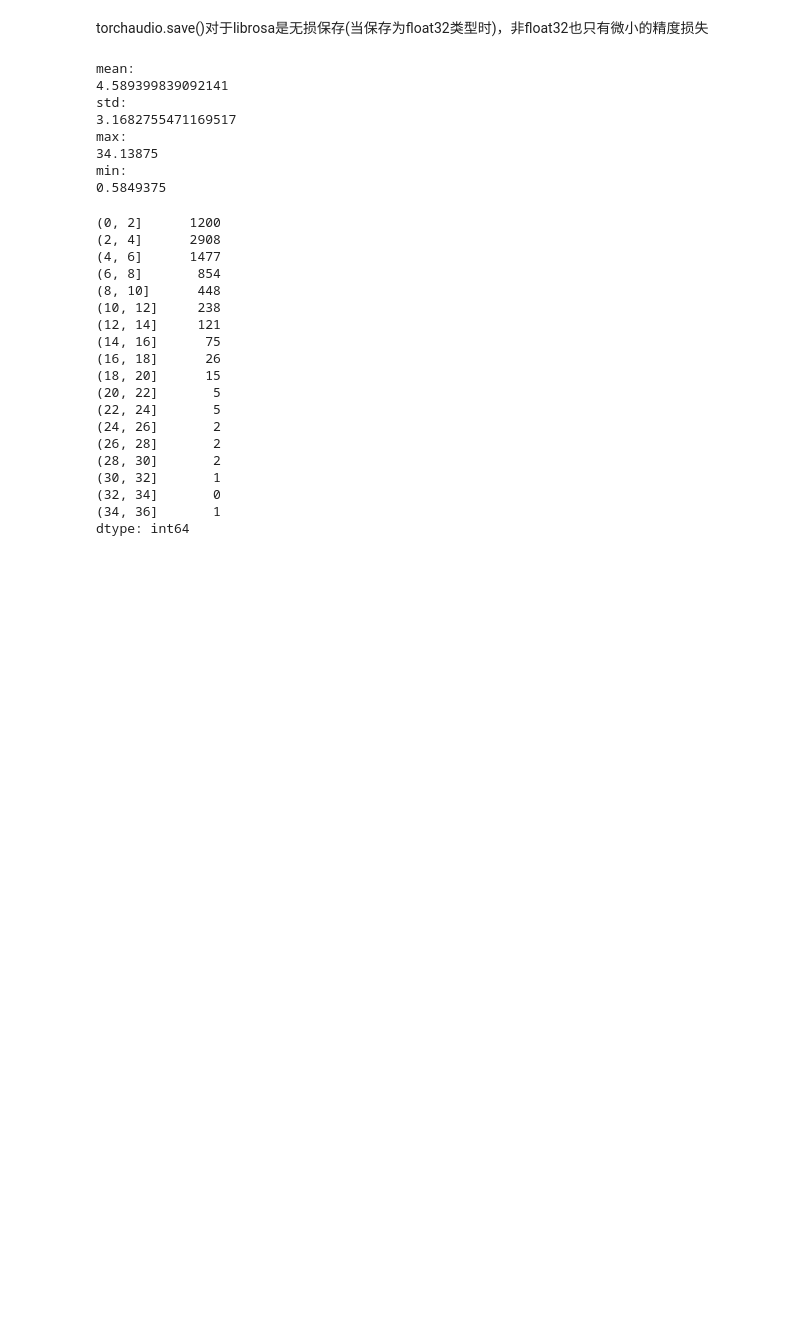
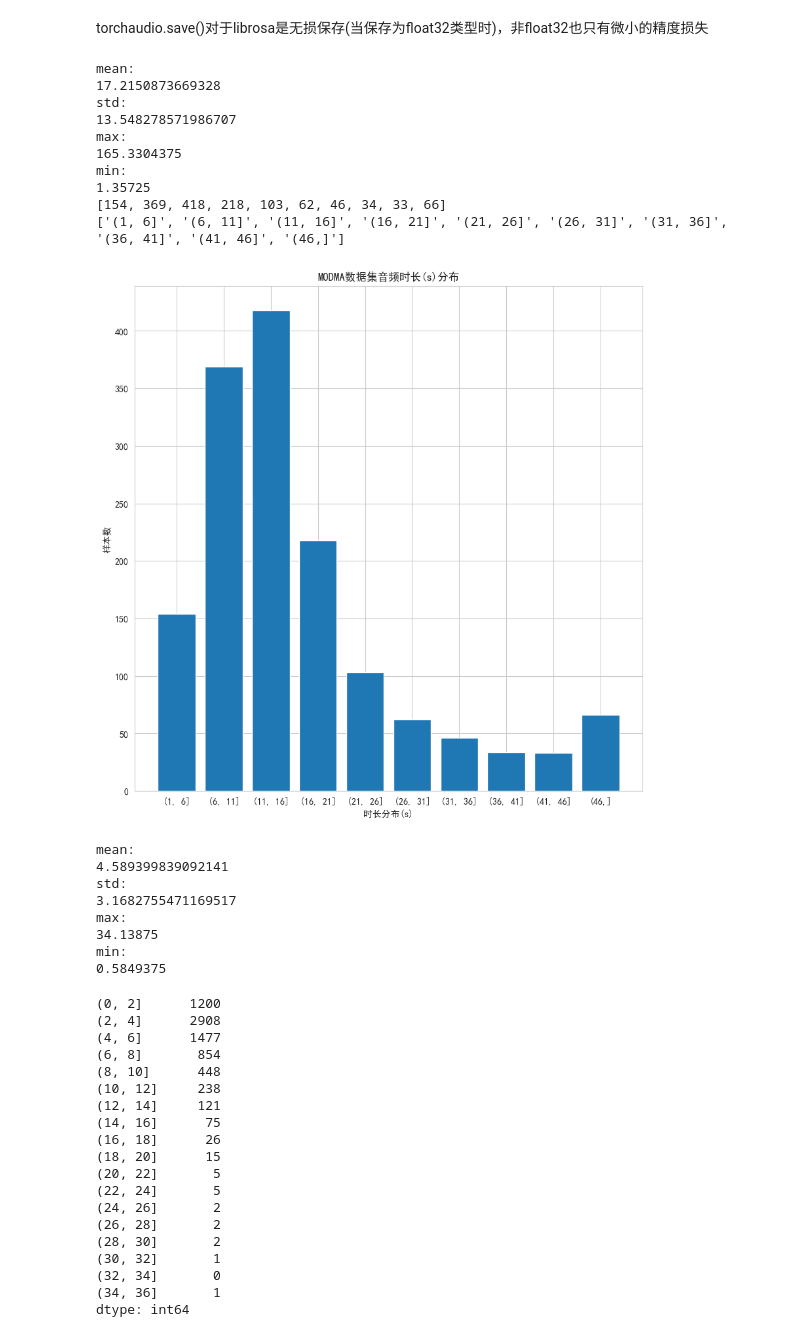
Before and after one commit to Xiang-M-J/SER_depression, a Jupyter notebook: preprocess/test.ipynb, the cells around one changed output. Saved outputs shown, nothing was run; the diff lists cells and outputs as text; code cells hidden in the pictures; blank space fills up the shorter version.

```diff
--- a/preprocess/test.ipynb
+++ b/preprocess/test.ipynb
@@ -86,23 +86,39 @@ plt.savefig("corr.png")
 # %%
 from header import *
 from process_utils import data_distribution
 distribute = data_distribution("MODMA")
 index = np.array(list(distribute.index))
 value = distribute.values
 no_zero_index = value != 0
 index = index[no_zero_index]
 value = value[no_zero_index]
 index_ = list(index[:9].astype(str))
 index_.append("(46,]")
 value_ = list(value[:9])
 value_.append(np.sum(value[9:]))
+print(value_)
+print(index_)
 plt.figure(figsize=(10,10))
-plt.pie(value_, labels=index_, autopct='%1.1f%%')
+# plt.pie(value_, labels=index_, autopct='%1.1f%%')
+plt.bar(range(len(value_)), value_)
 plt.title("MODMA数据集音频时长(s)分布")
-plt.axis('equal')
-# plt.xlabel("时长分布(s)")
-# plt.ylabel("样本数")
-plt.savefig("dis.png", dpi=300)
+plt.xticks(range(len(value_)), index_)
+# plt.axis('equal')
+plt.xlabel("时长分布(s)")
+plt.ylabel("样本数")
+plt.savefig("dis_hist.svg", dpi=300)
+# %% [output]
+mean:
+17.2150873669328
+std:
+13.548278571986707
+max:
+165.3304375
+min:
+1.35725
+[154, 369, 418, 218, 103, 62, 46, 34, 33, 66]
+['(1, 6]', '(6, 11]', '(11, 16]', '(16, 21]', '(21, 26]', '(26, 31]', '(31, 36]', '(36, 41]', '(41, 46]', '(46,]']
+[figure, added]
 # %%
 import pandas as pd
 from header import *
```
Also changed, not shown: 9 other files.
